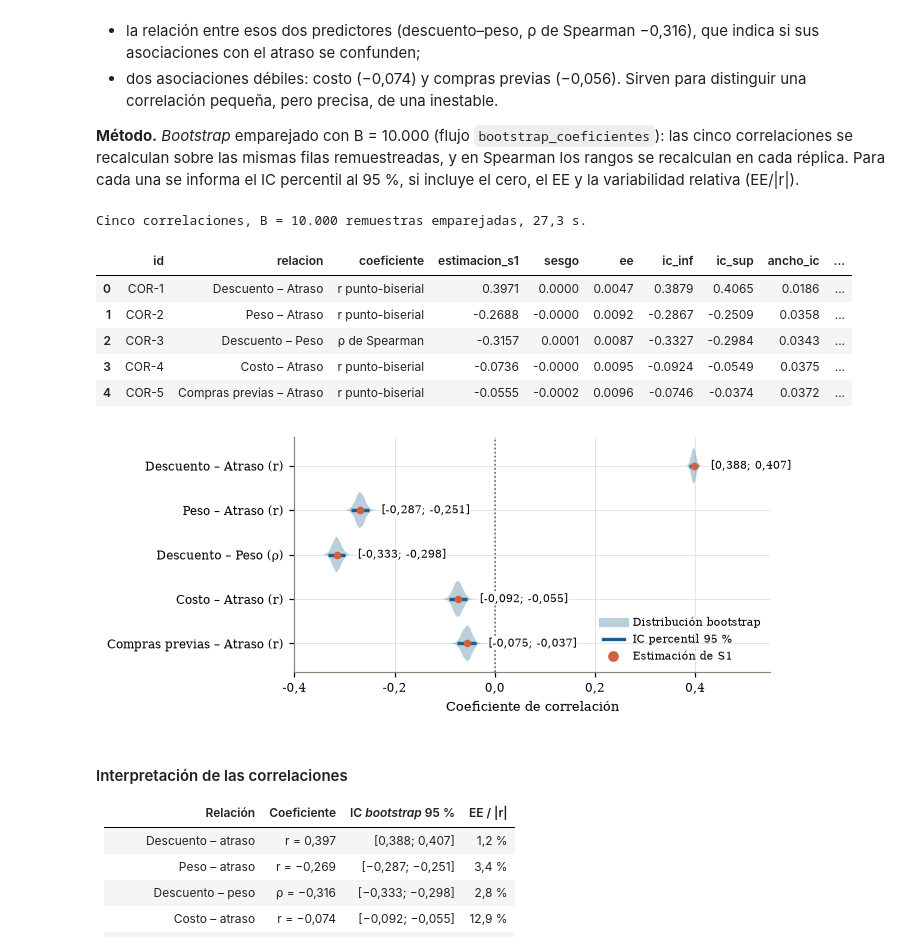
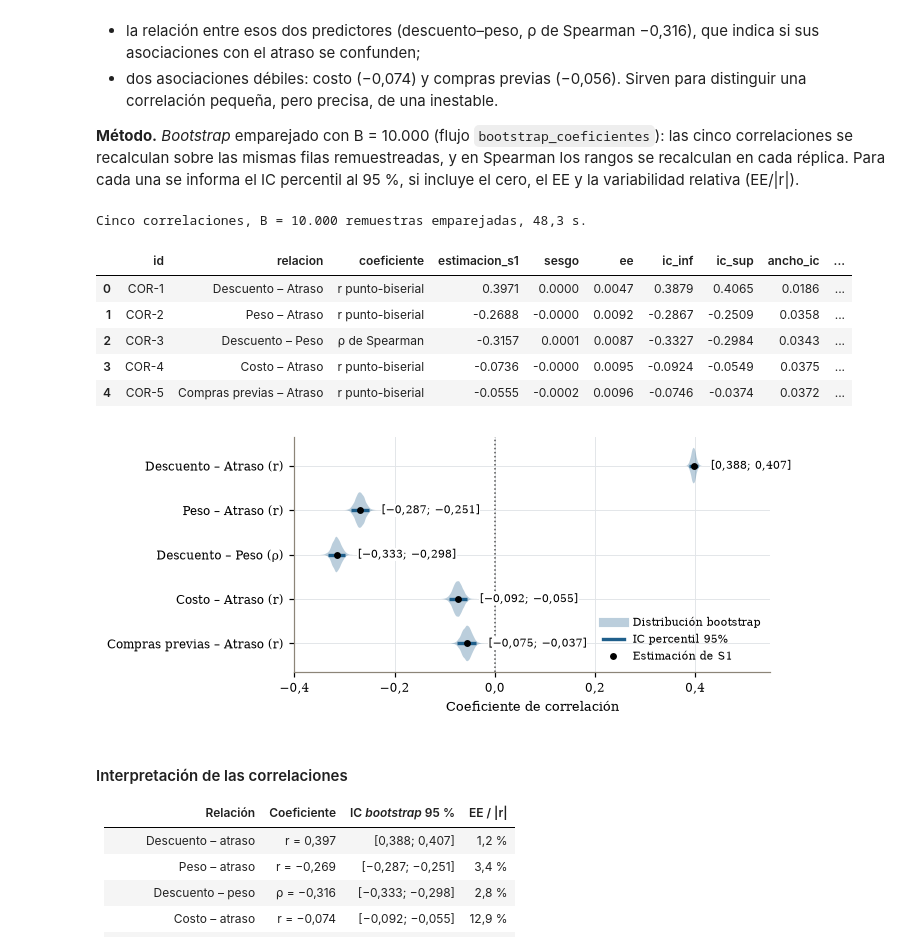
Before and after one commit to joserodriguezc/grupo_1_estadistica_computacional, a Jupyter notebook: sumativa_2/notebooks/sumativa_2_grupo1.ipynb, the cells around one changed output. Drawn from its saved outputs; the diff is of its cells as text; code cells hidden in the pictures.

```diff
--- a/sumativa_2/notebooks/sumativa_2_grupo1.ipynb
+++ b/sumativa_2/notebooks/sumativa_2_grupo1.ipynb
@@ -110,7 +110,8 @@ import matplotlib.pyplot as plt
 from matplotlib.lines import Line2D
 from matplotlib.ticker import FuncFormatter
 
-# Convención de figuras de S1
+# Convención de figuras (misma paleta de S1): negro = referencia de S1; azul = resultado de S2;
+# terracota = lo que se destaca (observado, alternativa, límite de alerta); gris punteado = umbrales
 AZUL, TERRA, GRIS, VERDE = '#1f5f8b', '#d1603d', '#555555', '#41866a'
 GRID = '#e1e4e8'
 ANCHO = 6.3   # pulgadas: ancho de texto del informe
@@ -126,9 +127,10 @@ plt.rcParams.update({
 
 def num(x, dec=0):
     # Número con formato es-CL: punto de miles y coma decimal
-    return f'{x:,.{dec}f}'.replace(',', '_').replace('.', ',').replace('_', '.')
+    return f'{x:,.{dec}f}'.replace(',', '_').replace('.', ',').replace('_', '.').replace('-', '−')
 
 
+FMT_NUM = lambda dec: FuncFormatter(lambda x, _: num(x, dec))
 FMT_PCT = FuncFormatter(lambda x, _: f'{num(x * 100, 0 if abs(x * 100 - round(x * 100)) < 1e-9 else 1)}%')
 
 
@@ -625,7 +627,7 @@ correlaciones.to_csv(TABLAS / 'correlaciones_bootstrap.csv', index=False)
 print(f'Cinco correlaciones, B = {num(B)} remuestras emparejadas, {num(time.perf_counter() - inicio, 1)} s.')
 display(correlaciones.drop(columns='B').round(4))
 # %% [output]
-Cinco correlaciones, B = 10.000 remuestras emparejadas, 27,3 s.
+Cinco correlaciones, B = 10.000 remuestras emparejadas, 48,3 s.
 |  | id | relacion | coeficiente | estimacion_s1 | sesgo | ee | ic_inf | ic_sup | ancho_ic | ... |
 | 0 | COR-1 | Descuento – Atraso | r punto-biserial | 0.3971 | 0.0000 | 0.0047 | 0.3879 | 0.4065 | 0.0186 | ... |
 | 1 | COR-2 | Peso – Atraso | r punto-biserial | -0.2688 | -0.0000 | 0.0092 | -0.2867 | -0.2509 | 0.0358 | ... |
@@ -635,28 +637,28 @@ Cinco correlaciones, B = 10.000 remuestras emparejadas, 27,3 s.
 # %%
 fig, ax = plt.subplots(figsize=(ANCHO, 2.6))
 posiciones = np.arange(len(correlaciones))[::-1]
 partes = ax.violinplot([REPLICAS_COR[:, j] for j in range(len(correlaciones))], positions=posiciones,
                        orientation='horizontal', widths=0.8, showextrema=False)
 for cuerpo in partes['bodies']:
     cuerpo.set_facecolor(AZUL)
     cuerpo.set_alpha(0.3)
 for pos, fila in zip(posiciones, correlaciones.to_dict('records')):
     ax.hlines(pos, fila['ic_inf'], fila['ic_sup'], color=AZUL, lw=2.2)
-    ax.plot(fila['estimacion_s1'], pos, 'o', color=TERRA, ms=4)
+    ax.plot(fila['estimacion_s1'], pos, 'o', color='black', ms=3.5)
     ax.text(fila['ic_sup'] + 0.025, pos, f"[{num(fila['ic_inf'], 3)}; {num(fila['ic_sup'], 3)}]",
             va='center', fontsize=7, bbox=dict(facecolor='white', edgecolor='none', pad=0.5))
 ax.axvline(0, color=GRIS, ls=':', lw=1)
 ax.set_yticks(posiciones, [f"{f['relacion']} ({'ρ' if f['coeficiente'].startswith('ρ') else 'r'})"
                            for f in correlaciones.to_dict('records')])
 ax.set_xlim(-0.4, 0.55)
 ax.set_xlabel('Coeficiente de correlación')
 ax.xaxis.set_major_formatter(FuncFormatter(lambda v, _: num(v, 1)))
 ax.legend([Line2D([], [], color=AZUL, lw=6, alpha=0.3), Line2D([], [], color=AZUL, lw=2.2),
-           Line2D([], [], color=TERRA, marker='o', ls='')],
-          ['Distribución bootstrap', 'IC percentil 95 %', 'Estimación de S1'], loc='lower right', fontsize=7)
+           Line2D([], [], color='black', marker='o', ls='', ms=3.5)],
+          ['Distribución bootstrap', 'IC percentil 95%', 'Estimación de S1'], loc='lower right', fontsize=7)
 guardar('fig_3_correlaciones', fig)
 # %% [output]
-[figure, old version]
+[figure, new version]
 # %% [markdown]
 #### Interpretación de las correlaciones
 
```
Also changed, not shown: parts of 10 cells of this notebook, 14 other files.
